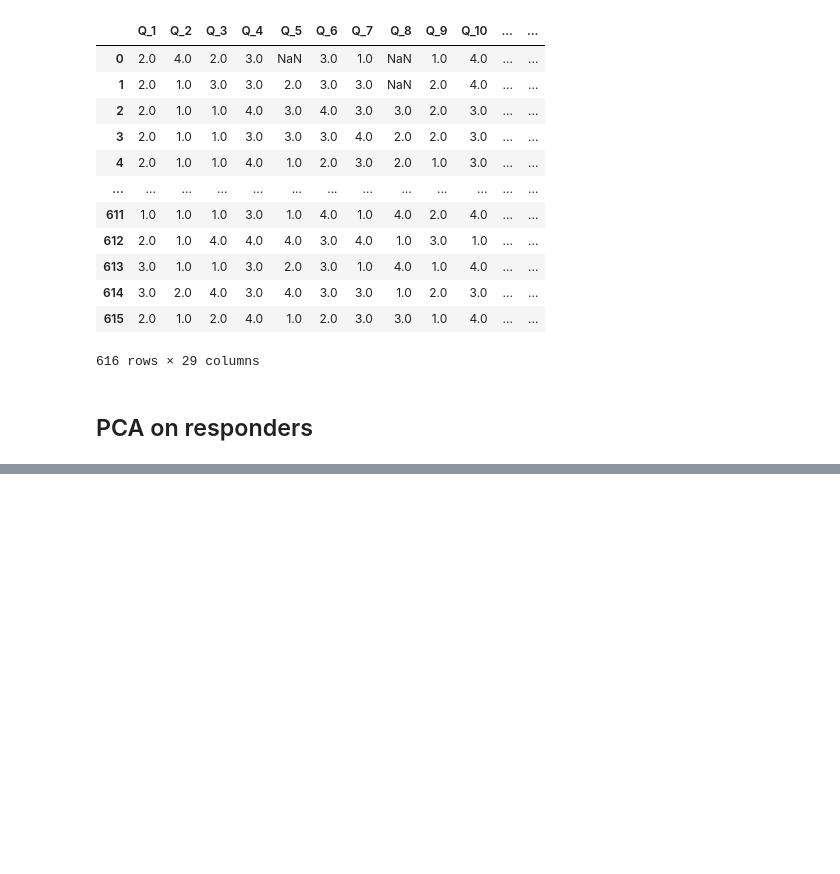
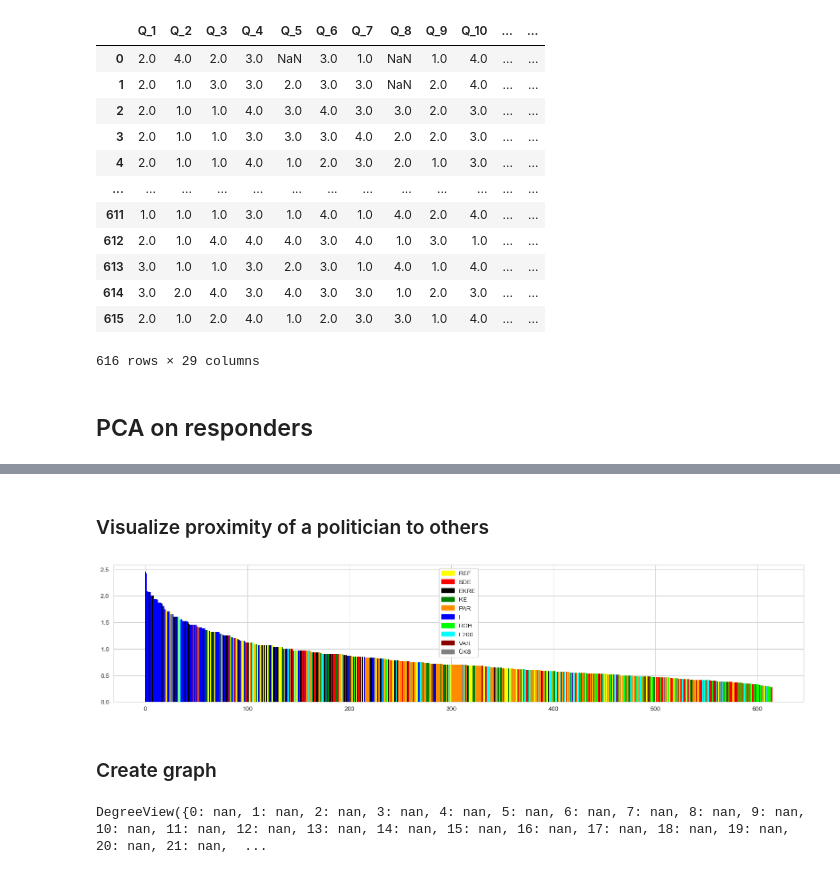
Before and after one commit to fedorst/parliament-vote-adjacency-viz, a Jupyter notebook: data/candidateOpinionAnalysis.ipynb, the cells around one changed output, grey strips where cells are left out. Drawn from its saved outputs; the diff is of its cells as text; code cells hidden in the pictures; blank space fills up the shorter version.

Commit message:
explore hääleandja data

```diff
--- a/data/candidateOpinionAnalysis.ipynb
+++ b/data/candidateOpinionAnalysis.ipynb
@@ -111,0 +156,31 @@ plt.show()
+# %%
+adj_matrix = pd.DataFrame(result_dict)#.set_index(df_responses["name"])
+adj_matrix = 1/adj_matrix
+np.fill_diagonal(adj_matrix.values, np.nan)
+max_noninf = adj_matrix.stack()[adj_matrix.stack() < np.inf].max()
+adj_matrix.replace([np.inf], max_noninf, inplace=True)
+# %% [markdown]
+### Visualize proximity of a politician to others
+# %%
+# problem with Tarmo Tamm as there's 2
+def get_id(name):
+    return df_responses[df_responses["name"] == name].iloc[0].name
+# %%
+name = "Riina Solman"
+id = get_id(name)
+most_similar = adj_matrix[id].sort_values(ascending=False)
+most_similar = pd.DataFrame(most_similar).merge(df_responses[["color", "name", "party_short"]], left_index=True, right_index=True)
+# %%
+import matplotlib.patches as mpatches
+handles = []
+for p, c in party_to_color.items():
+    handles.append(mpatches.Patch(color=c, label=p))
+# %%
+plt.rcParams["figure.figsize"] = (20,4)
+plt.bar(range(most_similar.shape[0]), most_similar[id], color=most_similar["color"], width=1, linewidth=0, label=most_similar["party_short"])
+plt.legend(handles=handles)
+plt.show()
+# %% [output]
+[figure, added]
+# %% [markdown]
+### Create graph
@@ -111,0 +197,4 @@ plt.show()
+# %%
+G.degree(weight="weight") # wtf
+# %% [output]
+DegreeView({0: nan, 1: nan, 2: nan, 3: nan, 4: nan, 5: nan, 6: nan, 7: nan, 8: nan, 9: nan, 10: nan, 11: nan, 12: nan, 13: nan, 14: nan, 15: nan, 16: nan, 17: nan, 18: nan, 19: nan, 20: nan, 21: nan,  ...
```
Also changed, not shown: parts of 13 cells of this notebook, 1 other file.
